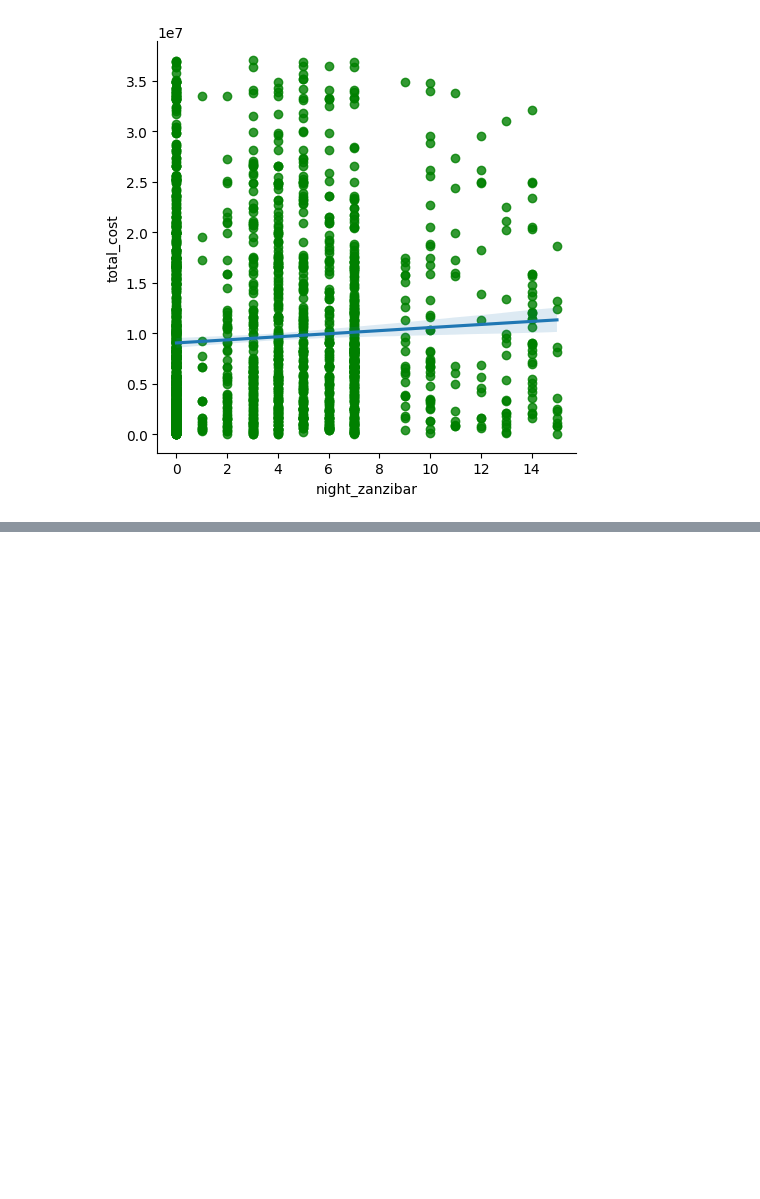
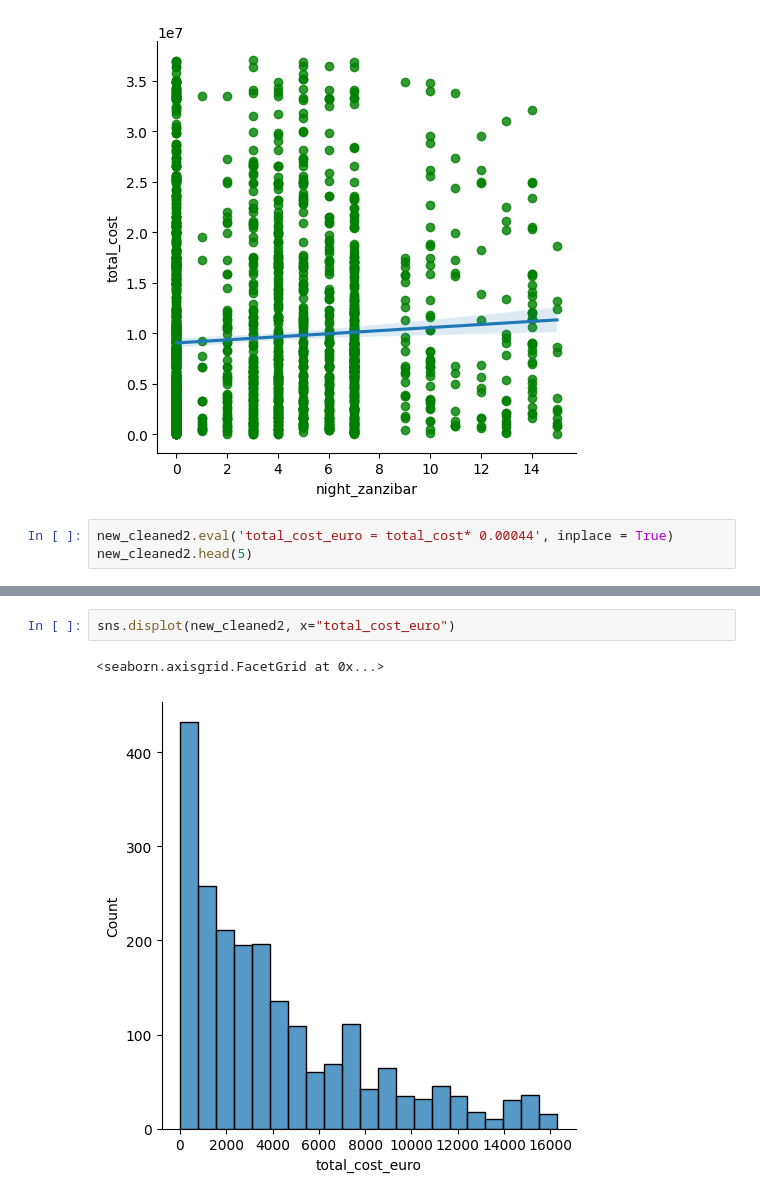
Before and after one commit to yaseminerguezel/tanzania-tourism-expenditure-model, a Jupyter notebook: eda-modelling.ipynb, the cells around one changed output, grey strips where cells are left out. Cells and saved outputs as stored; diff of their text form; blank space fills up the shorter version.

```diff
--- a/eda-modelling.ipynb
+++ b/eda-modelling.ipynb
@@ -320,3 +320,6 @@ sns.lmplot(x ='night_zanzibar', y ='total_cost', data = new_cleaned2,scatter_kws
 # %% [output]
 <seaborn.axisgrid.FacetGrid at 0x...>
 [figure]
+# %%
+new_cleaned2.eval('total_cost_euro = total_cost* 0.00044', inplace = True)
+new_cleaned2.head(5)
@@ -322,0 +334,5 @@ sns.lmplot(x ='night_zanzibar', y ='total_cost', data = new_cleaned2,scatter_kws
+# %%
+sns.displot(new_cleaned2, x="total_cost_euro")
+# %% [output]
+<seaborn.axisgrid.FacetGrid at 0x...>
+[figure, added]
```
Also changed, not shown: parts of 1 cell of this notebook, 2 other files.
